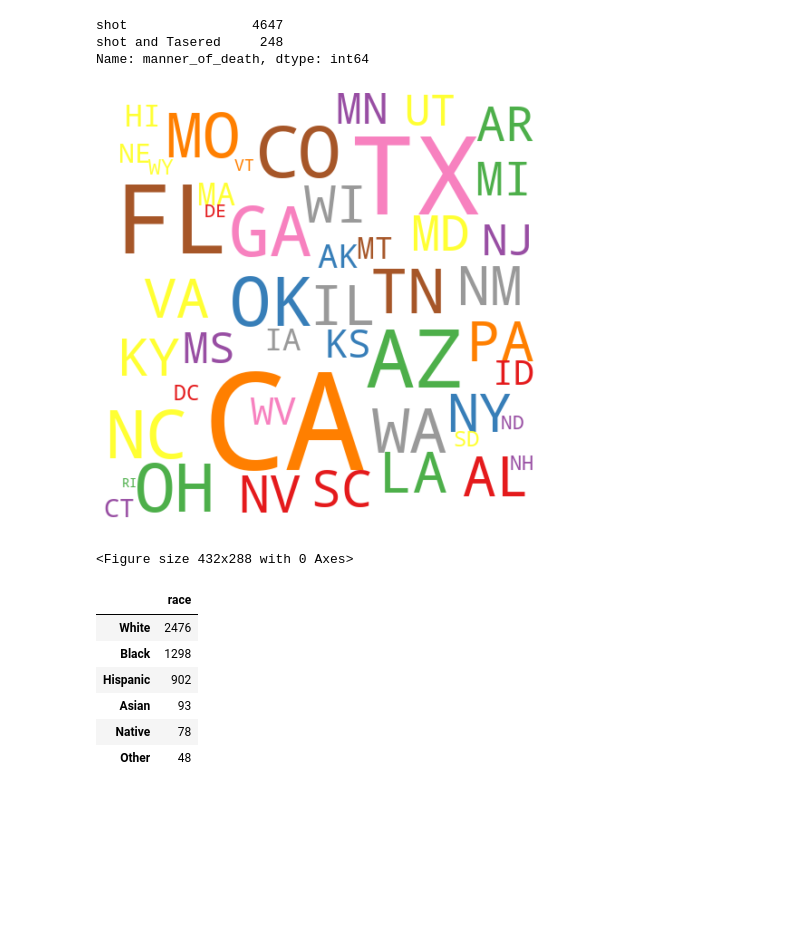
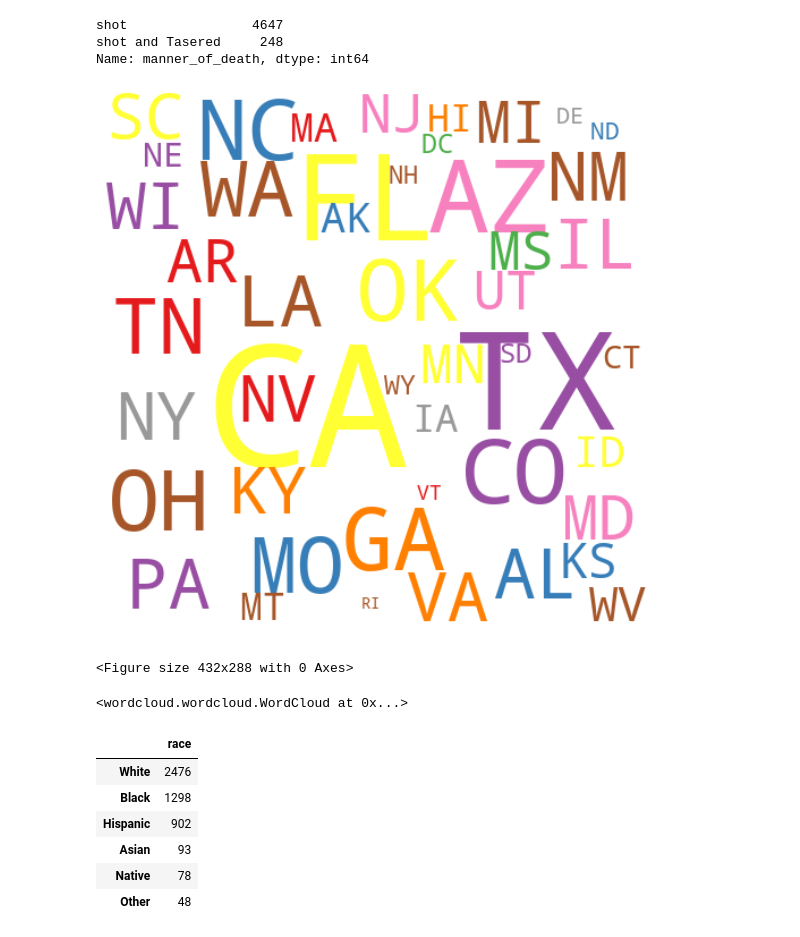
Before and after one commit to m85976668z/shooting-data-visualization, a Jupyter notebook: shoot_data_viz.ipynb, the cells around one changed output. Cells and saved outputs as stored; diff of their text form; code cells hidden in the pictures; blank space fills up the shorter version.

```diff
--- a/shoot_data_viz.ipynb
+++ b/shoot_data_viz.ipynb
@@ -54,15 +54,18 @@ wordcloud = WordCloud(width=480,height=480,margin=0,prefer_horizontal = 1,backgr
              colormap="Set1",max_font_size=150,min_font_size=5,).generate(str1)
 # %%
 # Display the generated image:
-plt.figure(figsize=(8,8))
+plt.figure(figsize=(10,10))
 plt.imshow(wordcloud,interpolation="bilinear")
 plt.axis("off")
 plt.margins(x=0, y=0)
 plt.show()
-plt.savefig("wordcloud.png")
 # %% [output]
-[figure, old version]
+[figure, new version]
 <Figure size 432x288 with 0 Axes>
+# %%
+wordcloud.to_file("wordcloud.png")
+# %% [output]
+<wordcloud.wordcloud.WordCloud at 0x...>
 # %%
 import squarify as sq
 #install needed
```
Also changed, not shown: parts of 2 cells of this notebook, 1 other file.
